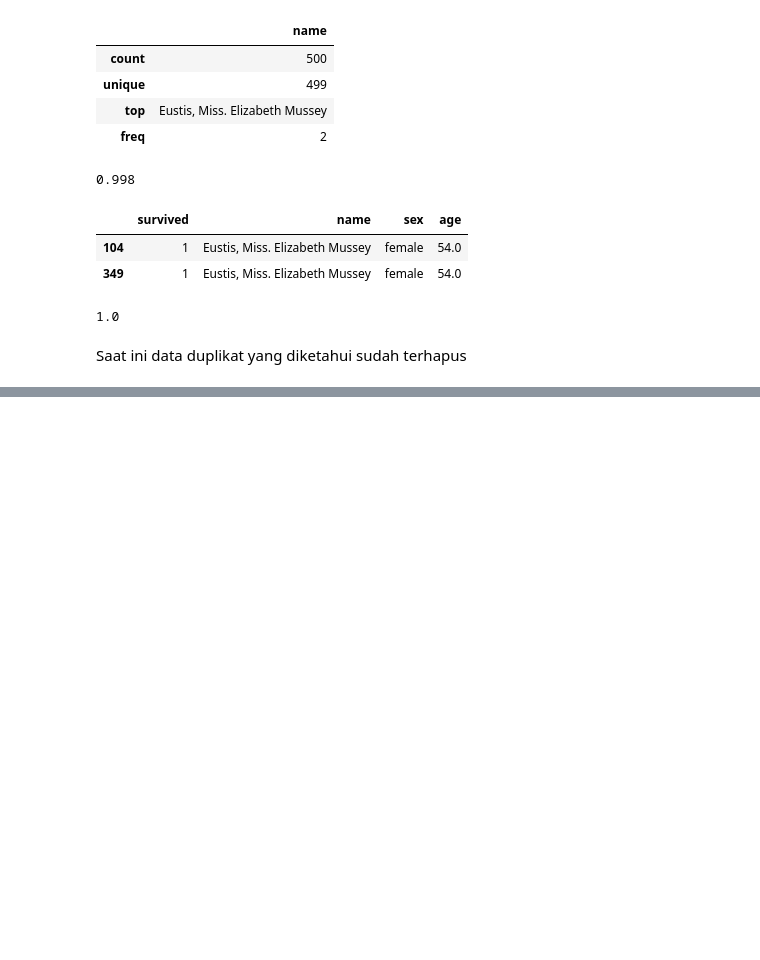
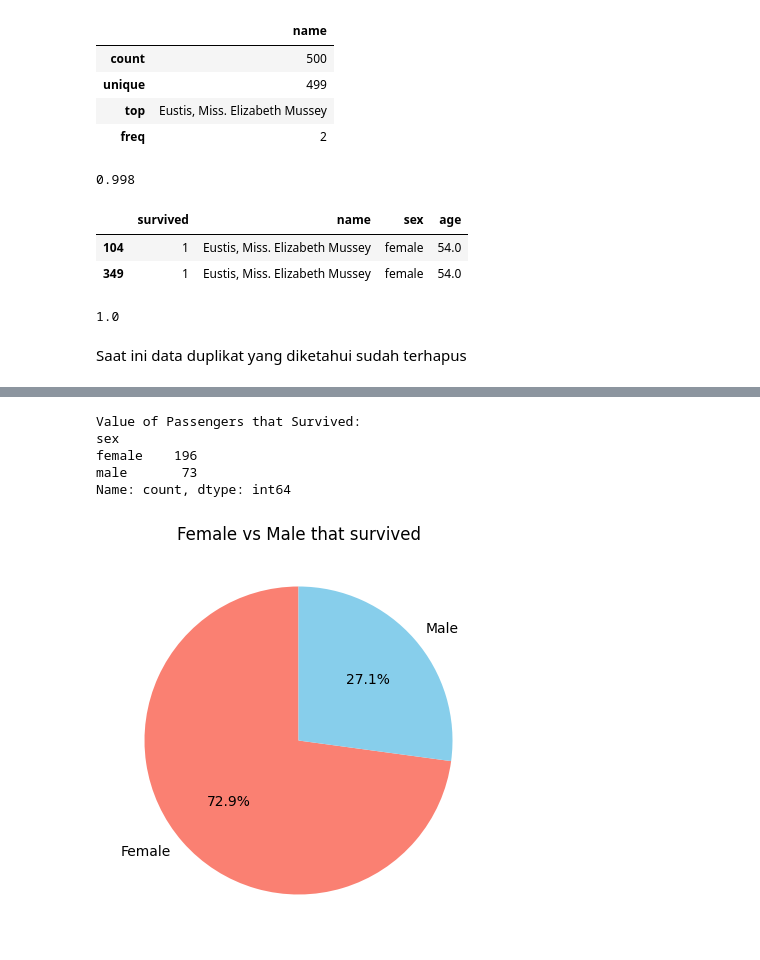
Before and after one commit to ally-sketch/DATA-SCIENCE-, a Jupyter notebook: Basic Python and Data Intelligence/Dibimbing/template_assignment.ipynb, the cells around one changed output, grey strips where cells are left out. Saved outputs shown, nothing was run; the diff lists cells and outputs as text; code cells hidden in the pictures; blank space fills up the shorter version.

```diff
--- a/Basic Python and Data Intelligence/Dibimbing/template_assignment.ipynb
+++ b/Basic Python and Data Intelligence/Dibimbing/template_assignment.ipynb
@@ -160,0 +317,14 @@ Saat ini data duplikat yang diketahui sudah terhapus
+# %%
+print(f'Value of Passengers that Survived:\n{df[df["survived"] == 1]["sex"].value_counts()}')
+
+plt.figure(figsize=(10, 5))
+plt.pie(df[df['survived'] == 1]['sex'].value_counts(), labels=['Female', 'Male'], autopct='%1.1f%%', startangle=90, colors=['salmon', 'skyblue'])
+plt.title('Female vs Male that survived')
+plt.show()
+# %% [output]
+Value of Passengers that Survived:
+sex
+female    196
+male       73
+Name: count, dtype: int64
+[figure, added]
```
Also changed, not shown: parts of 19 cells of this notebook.
